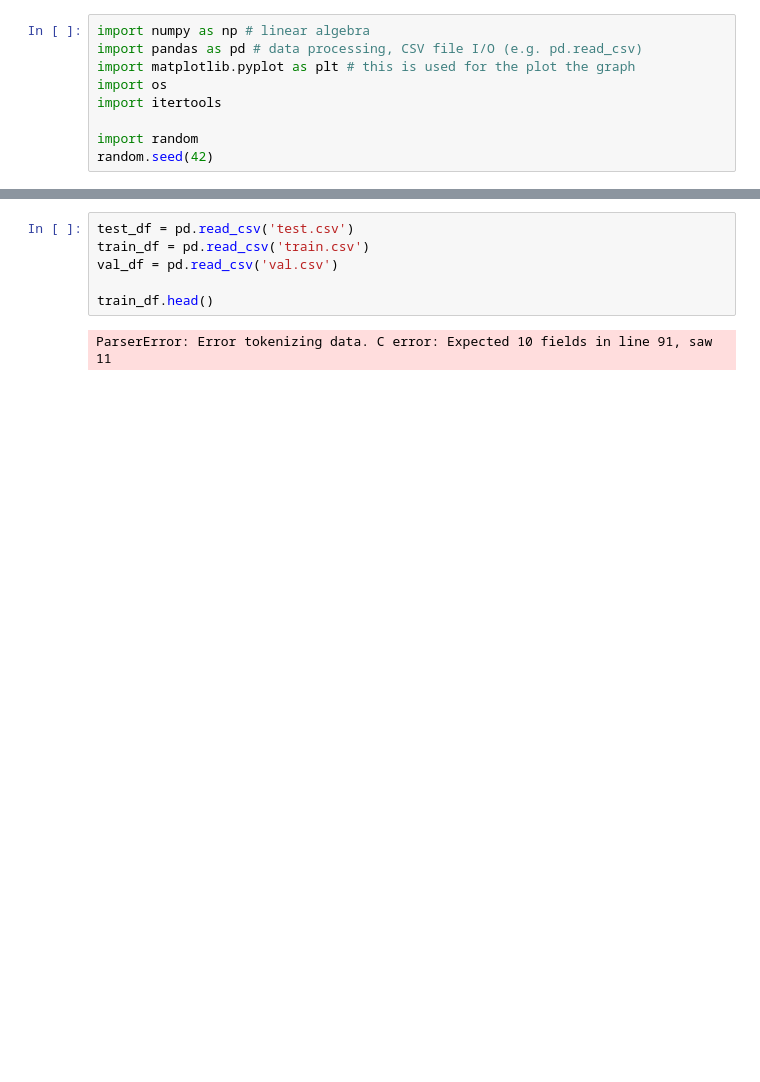
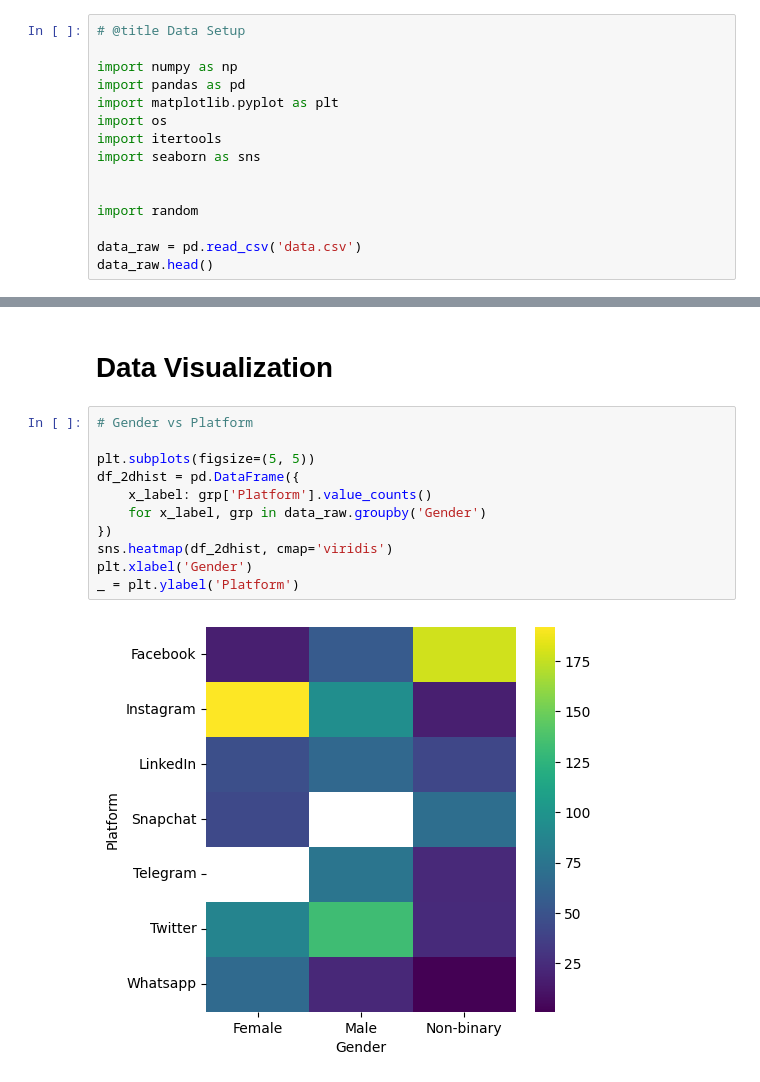
Before and after one commit to roshantaneja/ucla_cssi_2024, a Jupyter notebook: project/project.ipynb, the cells around one changed output, grey strips where cells are left out. Drawn from its saved outputs; the diff is of its cells as text; blank space fills up the shorter version.

```diff
--- a/project/project.ipynb
+++ b/project/project.ipynb
@@ -1,9 +1,15 @@
 # %%
-import numpy as np # linear algebra
-import pandas as pd # data processing, CSV file I/O (e.g. pd.read_csv)
-import matplotlib.pyplot as plt # this is used for the plot the graph
+# @title Data Setup
+
+import numpy as np
+import pandas as pd
+import matplotlib.pyplot as plt
 import os
 import itertools
+import seaborn as sns
+
 
 import random
-random.seed(42)
+
+data_raw = pd.read_csv('data.csv')
+data_raw.head()
@@ -10,8 +23,15 @@ random.seed(42)
-# %%
-test_df = pd.read_csv('test.csv')
-train_df = pd.read_csv('train.csv')
-val_df = pd.read_csv('val.csv')
-
-train_df.head()
-# %% [output]
-ParserError: Error tokenizing data. C error: Expected 10 fields in line 91, saw 11
+# %% [markdown]
+# Data Visualization
+# %%
+# Gender vs Platform
+
+plt.subplots(figsize=(5, 5))
+df_2dhist = pd.DataFrame({
+    x_label: grp['Platform'].value_counts()
+    for x_label, grp in data_raw.groupby('Gender')
+})
+sns.heatmap(df_2dhist, cmap='viridis')
+plt.xlabel('Gender')
+_ = plt.ylabel('Platform')
+# %% [output]
+[figure, added]
```
Also changed, not shown: parts of 9 cells of this notebook, 26 other files.
